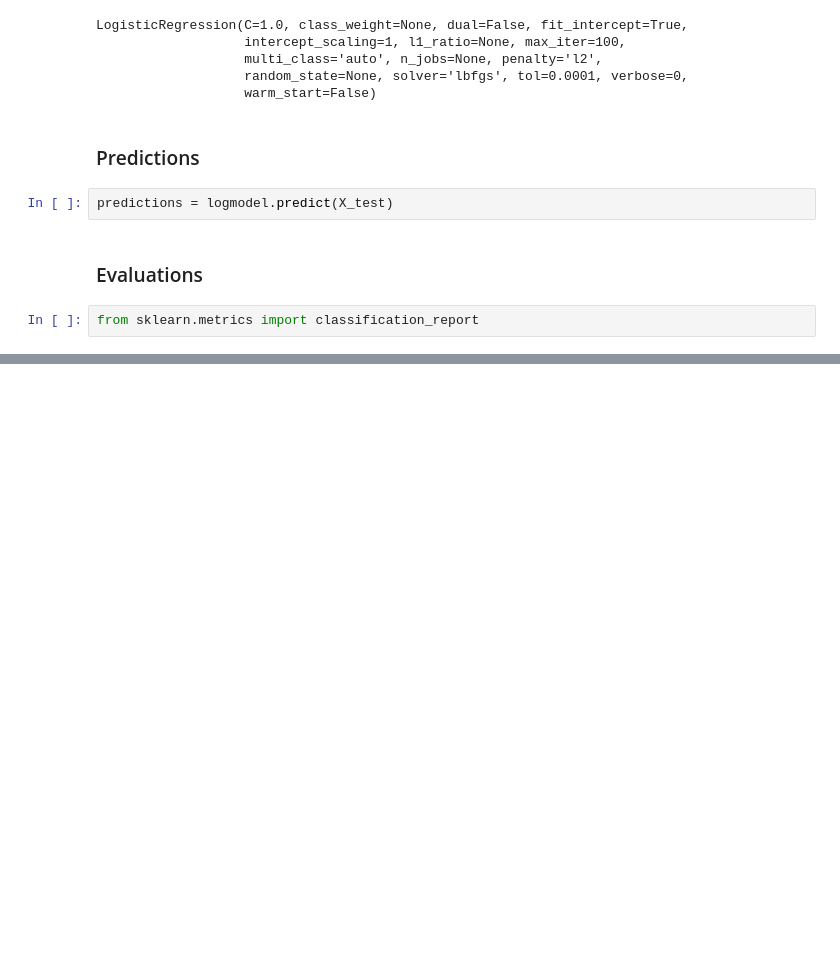
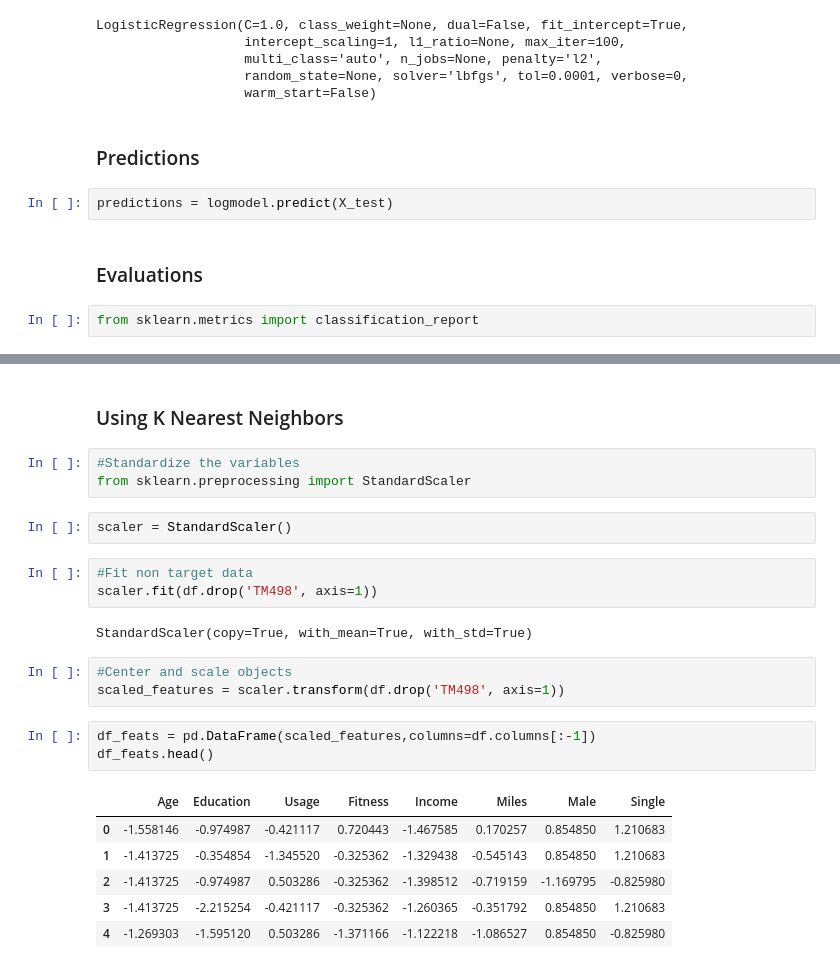
Before and after one commit to KellyWemmer/Cardio_Good_Fitness_Analysis, a Jupyter notebook: Cardio Good Fitness.ipynb, the cells around one changed output, grey strips where cells are left out. Cells and saved outputs as stored; diff of their text form; blank space fills up the shorter version.

Commit message:
Standardize objects

```diff
--- a/Cardio Good Fitness.ipynb
+++ b/Cardio Good Fitness.ipynb
@@ -200,0 +215,25 @@ weighted avg       0.57      0.61      0.49        54
+# %% [markdown]
+### Using K Nearest Neighbors
+# %%
+#Standardize the variables
+from sklearn.preprocessing import StandardScaler
+# %%
+scaler = StandardScaler()
+# %%
+#Fit non target data
+scaler.fit(df.drop('TM498', axis=1))
+# %% [output]
+StandardScaler(copy=True, with_mean=True, with_std=True)
+# %%
+#Center and scale objects
+scaled_features = scaler.transform(df.drop('TM498', axis=1))
+# %%
+df_feats = pd.DataFrame(scaled_features,columns=df.columns[:-1])
+df_feats.head()
+# %% [output]
+|  | Age | Education | Usage | Fitness | Income | Miles | Male | Single |
+| 0 | -1.558146 | -0.974987 | -0.421117 | 0.720443 | -1.467585 | 0.170257 | 0.854850 | 1.210683 |
+| 1 | -1.413725 | -0.354854 | -1.345520 | -0.325362 | -1.329438 | -0.545143 | 0.854850 | 1.210683 |
+| 2 | -1.413725 | -0.974987 | 0.503286 | -0.325362 | -1.398512 | -0.719159 | -1.169795 | -0.825980 |
+| 3 | -1.413725 | -2.215254 | -0.421117 | -0.325362 | -1.260365 | -0.351792 | 0.854850 | 1.210683 |
+| 4 | -1.269303 | -1.595120 | 0.503286 | -1.371166 | -1.122218 | -1.086527 | 0.854850 | -0.825980 |
```
Also changed, not shown: parts of 4 cells of this notebook.
